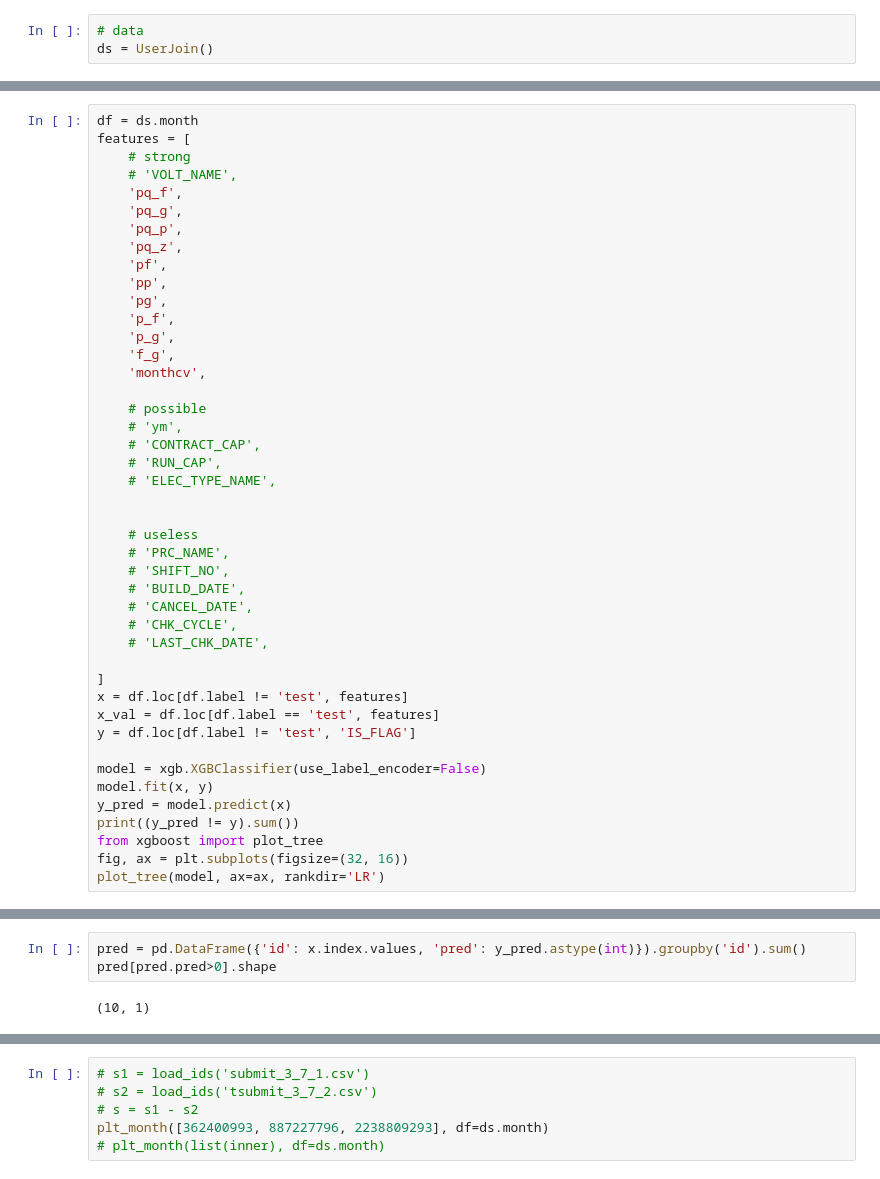
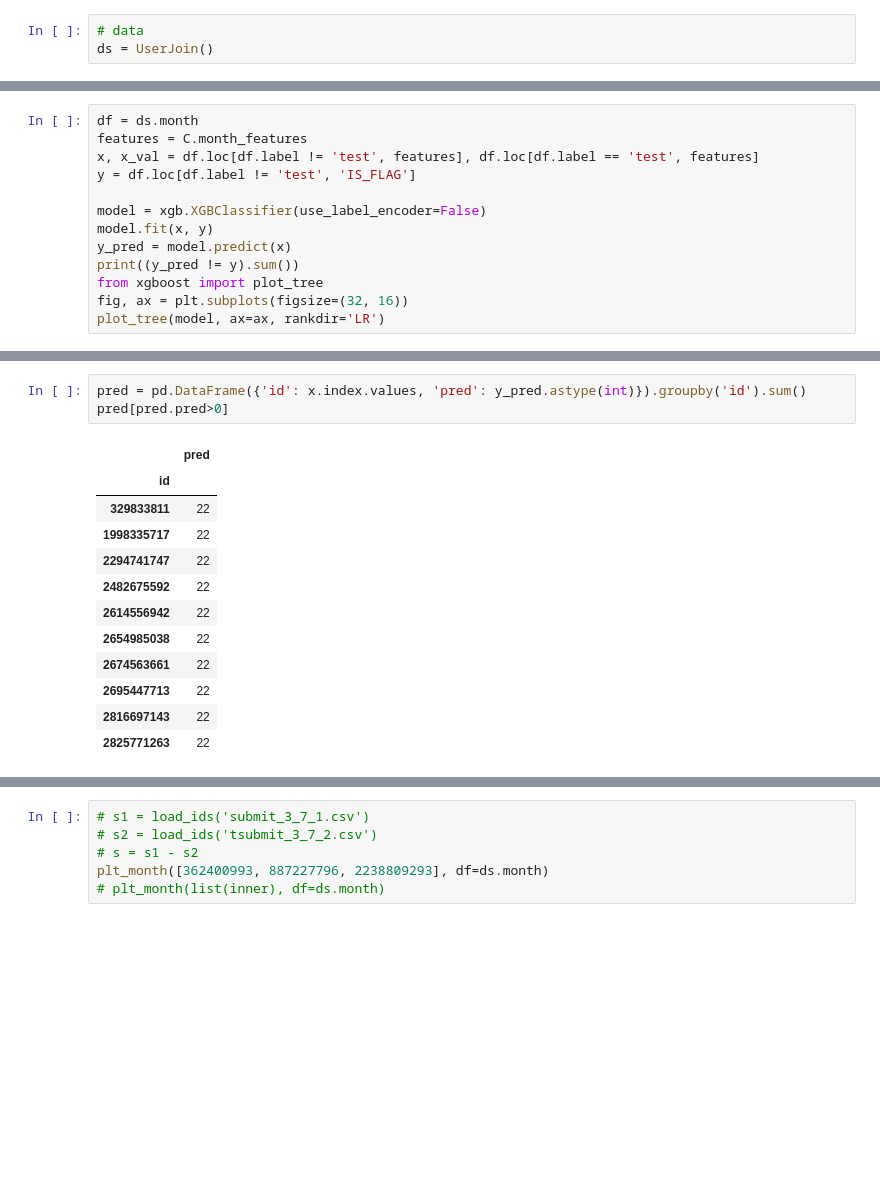
Before and after one commit to h3z/miner-detect, a Jupyter notebook: jupyter/xgb_month.ipynb, the cells around one changed output, grey strips where cells are left out. Cells and saved outputs as stored; diff of their text form; blank space fills up the shorter version.

```diff
--- a/jupyter/xgb_month.ipynb
+++ b/jupyter/xgb_month.ipynb
@@ -22,39 +22,8 @@ ds.month.iloc[:1, 9:]
 | 179404030 | 城镇居民生活用电 | 交流380V | 居民生活<1kV(合表) | 20.0 | 20.0 | 0.0 | 1998/12/1 | 0 | ... |
 # %%
 df = ds.month
-features = [
-    # strong
-    # 'VOLT_NAME',
-    'pq_f',
-    'pq_g',
-    'pq_p',
-    'pq_z',
-    'pf',
-    'pp',
-    'pg',
-    'p_f',
-    'p_g',
-    'f_g',
-    'monthcv',
-
-    # possible
-    # 'ym',
-    # 'CONTRACT_CAP',
-    # 'RUN_CAP',
-    # 'ELEC_TYPE_NAME',
-
-
-    # useless
-    # 'PRC_NAME',
-    # 'SHIFT_NO',
-    # 'BUILD_DATE',
-    # 'CANCEL_DATE',
-    # 'CHK_CYCLE',
-    # 'LAST_CHK_DATE',
-
-]
-x = df.loc[df.label != 'test', features]
-x_val = df.loc[df.label == 'test', features]
+features = C.month_features
+x, x_val = df.loc[df.label != 'test', features], df.loc[df.label == 'test', features]
 y = df.loc[df.label != 'test', 'IS_FLAG']
 
 model = xgb.XGBClassifier(use_label_encoder=False)
@@ -72,9 +40,20 @@ pandas.Int64Index is deprecated and will be removed from pandas in a future vers
 [figure]
 # %%
 pred = pd.DataFrame({'id': x.index.values, 'pred': y_pred.astype(int)}).groupby('id').sum()
-pred[pred.pred>0].shape
+pred[pred.pred>0]
 # %% [output]
-(10, 1)
+|  | pred |
+| id |  |
+| 329833811 | 22 |
+| 1998335717 | 22 |
+| 2294741747 | 22 |
+| 2482675592 | 22 |
+| 2614556942 | 22 |
+| 2654985038 | 22 |
+| 2674563661 | 22 |
+| 2695447713 | 22 |
+| 2816697143 | 22 |
+| 2825771263 | 22 |
 # %%
 y_val = model.predict(x_val).astype(int)
 pred = pd.DataFrame({'id': x_val.index.values, 'pred': y_val.astype(int)}).groupby('id').sum()
```
Also changed, not shown: parts of 2 cells of this notebook, 15 other files.
